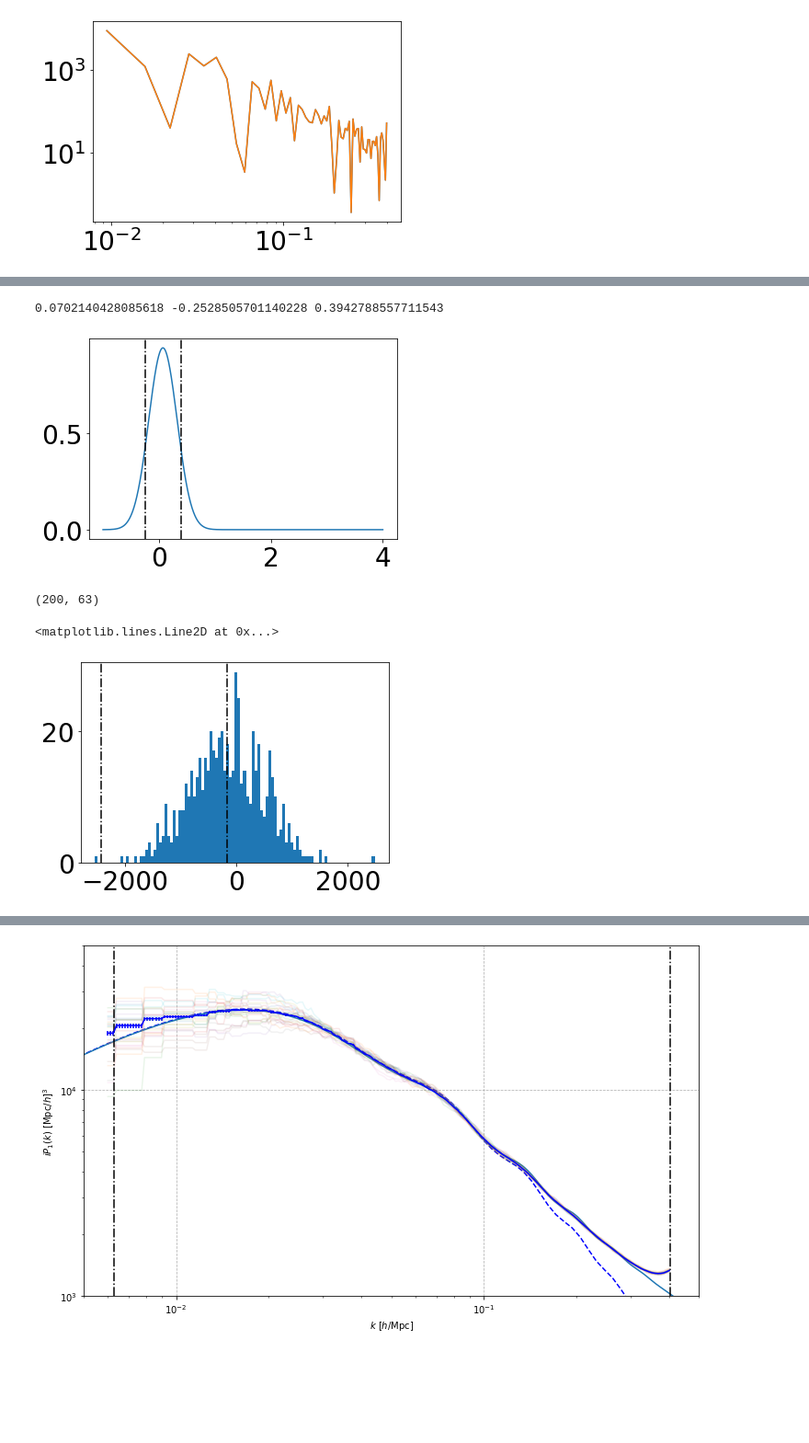
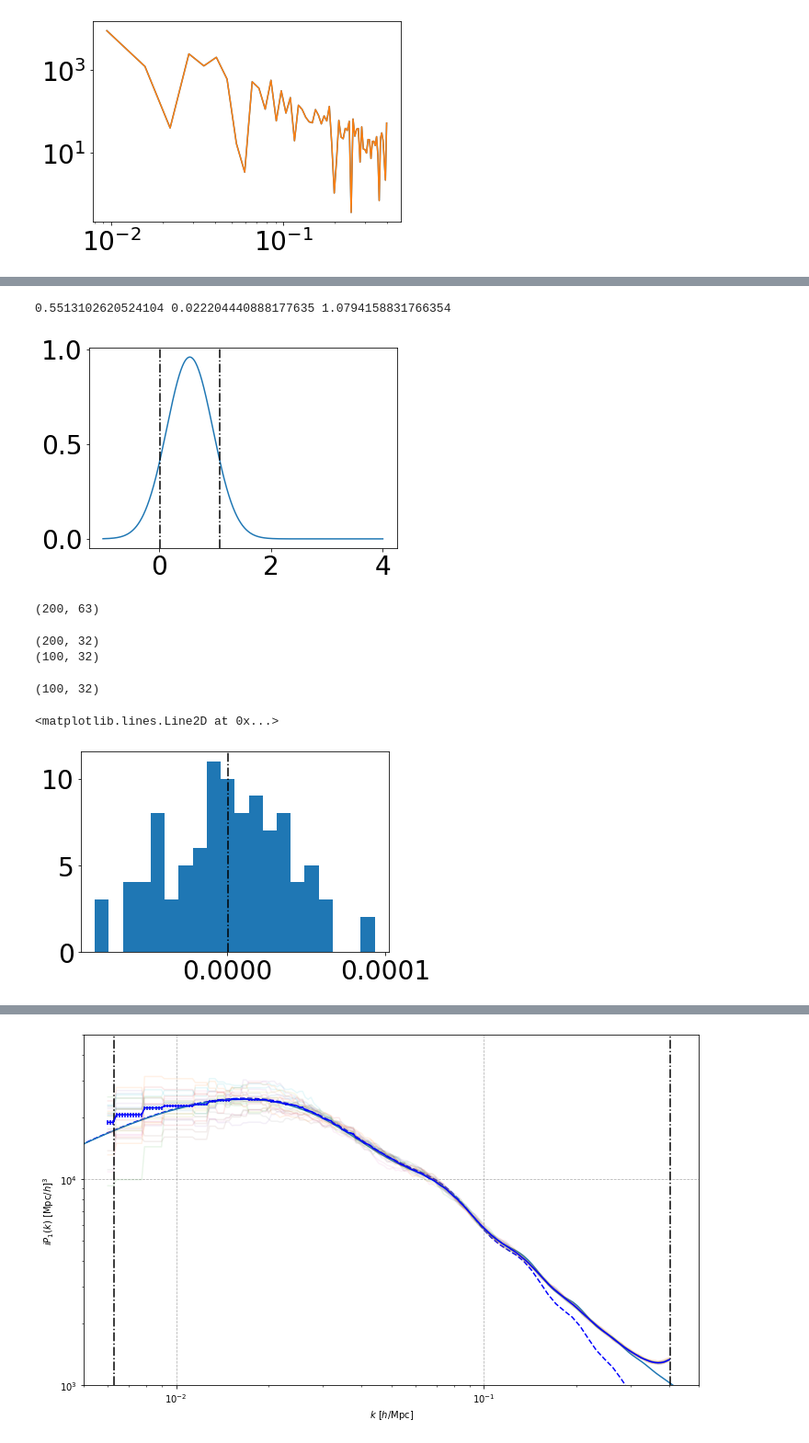
Before and after one commit to craddis1/PkBk, a Jupyter notebook: Notebooks/run_pk.ipynb, the cells around one changed output, grey strips where cells are left out. Shown: that part at 92% size. Drawn from its saved outputs; the diff is of its cells as text; code cells hidden in the pictures; blank space fills up the shorter version.

Commit message:
with concatenate

```diff
--- a/Notebooks/run_pk.ipynb
+++ b/Notebooks/run_pk.ipynb
@@ -50,7 +50,7 @@ CPU times: user 4 µs, sys: 1 µs, total: 5 µs
 Wall time: 5.96 µs
 # %%
 %%time
-s=1/2 #units of 2*k_f
+s=1 #units of 2*k_f
 k_est = np.arange(grid_info[5],grid_info[6],2*s*grid_info[5]) + s*grid_info[5] #create k bins centers - from k_f to k_ny with steps of s*k_f
 binning_info = cgi.pk_compute_bins(k_est,s,grid_info[3],grid_info[5])
 #In_bin,N_modes
@@ -89,7 +89,7 @@ plt.loglog(k_est,np.abs(Pk_ell1.pk))
 [figure]
 # %%
 #define empty dict to fill in...
-pk = {
+pk1 = {
     'Cen' : {},#redshift space in centre
     '-500' : {},#z_obs
     '0':{},
@@ -147,31 +153,33 @@ def pk_realisations(field,pk_dict,ls,ts,exorder,obs_pos,N_min,N_max):#add path s
 
 
             if key in pk_dict.keys(): # create array with extra zeros beyond which has already been computed
-                pk_temp = np.zeros((N_max,len(k_est)),dtype=np.complex64) #create empty arrays in dict to store bispectra
-                pk_temp[N_min:N_max] = arr_pk # set new results
-                previous = 1*pk_dict[key]
-                pk_temp[:len(previous)] = previous # add prior results back
-                pk_dict[key] = pk_temp # set new dict
+                pk_dict[key] = np.concatenate((pk_dict[key][:N_min],arr_pk))
                 if l % 2 == 0:#if even
-                    pk_temp = np.zeros((N_max,len(k_est)),dtype=np.complex64)
-                    pk_temp[N_min:N_max] = arr_mono # set new results
-                    previous = 1*pk_dict[key_mono]
-                    pk_temp[:len(previous)] = previous
-                    pk_dict[key_mono] = pk_temp
+                    pk_dict[key_mono] = np.concatenate((pk_dict[key_mono][:N_min],arr_mono))
             else:
                 pk_dict[key] = arr_pk
                 pk_dict[key_mono] = arr_mono
 
     return pk_dict
 
-ls= [1]#
+ls= [2]#
 ts = [0]#
 
-exorder = 1
+exorder = 0
 
-field = '0_other'#str(obs_pos[-1]) #'000'#'Cen'# 'real'#'PP'#
+obs_pos = (500,500,-1e+10)
+
+field = 'PP'#str(obs_pos[-1]) #'Cen'#'0_other'#'000'# 'real'#
 field_add = '_LOS='+field
 if field == 'real': #real has a different naming convention for no reason
     field_add = ''
 
-pk[field] = pk_realisations(field_add,pk[field],ls,ts,exorder,obs_pos,0,100)
+pk[field] = pk_realisations(field_add,pk[field],ls,ts,exorder,obs_pos,200,500)
+# %%
+ls= [2]
+#for doing all basic distanc ones in a loop
+obs_pos_list = [(500,500,400),(500,500,250),(500,500,100),(500,500,0),(500,500,-100),(500,500,-250),(500,500,-400),(500,500,-500),(500,500,-1000)]
+for i,obs_pos in enumerate(obs_pos_list):
+    field = str(obs_pos[-1]) #'0_other'#'000'#'Cen'# 'real'#'PP'#
+    field_add = '_LOS='+field
+    pk[field] = pk_realisations(field_add,pk[field],ls,ts,exorder,obs_pos,100,100)
@@ -234,12 +301,12 @@ print(likelihood_confidence(likelihood1,0.60))
 # %%
-#print(likelihood)
-likelihood = like_test
+key = '0'
+likelihood = get_likelihood(A_wa,0,pk_dipo_dfog_wa(k_est,sigma,560,0)[:9],-Pk_avg[key]['l=1,t=0'].imag[:9],Pk_std[key]['l=1,t=0'][:9])
 low,high = likelihood_confidence(likelihood,0.90)
 plt.plot(A_wa,likelihood)
 plt.axvline(x = A_wa[low], linestyle='-.', color = 'black')
 plt.axvline(x = A_wa[high], linestyle='-.', color = 'black')
 print(A_wa[np.argmax(likelihood)],A_wa[low],A_wa[high])
 # %% [output]
-0.0702140428085618 -0.2528505701140228 0.3942788557711543
+0.5513102620524104 0.022204440888177635 1.0794158831766354
-[figure, old version]
+[figure, new version]
 # %%
@@ -247,12 +314,27 @@ print(pk['-500']['l=1,t=0'].shape)
 # %% [output]
 (200, 63)
+# %%
+temp_arr = 1*pk['PP']['l=2,t=0']
+print(temp_arr.shape)
+pk1['PP']['l=2,t=0'] = temp_arr[0:100]#this the way to change without chopping og
+Pk_avg1,Pk_err1,Pk_std1 = avg_err(pk1)
+print(pk1['PP']['l=2,t=0'].shape)
+# %% [output]
+(200, 32)
+(100, 32)
+# %%
+print(pk1['PP']['l=2,t=0'].shape)
+# %% [output]
+(100, 32)
 # %%
-plt.hist(pk['-500']['l=1,t=0'][:,4].imag,bins=100)
-plt.axvline(x = -pk_dipo_dfog_wa(k_est,sigma,1010,0)[1], linestyle='-.', color = 'black')
-plt.axvline(x = Pk_avg['-500']['l=1,t=0'].imag[4], linestyle='-.', color = 'black')
+key = 'PP'
+k_ind = 7
+plt.hist(pk[key]['l=1,t=0'][:,k_ind].imag,bins=20)
+#plt.axvline(x = -pk_dipo_dfog_wa(k_est,sigma,1000,0)[1], linestyle='-.', color = 'black')
+plt.axvline(x = Pk_avg[key]['l=1,t=0'].imag[k_ind], linestyle='-.', color = 'black')
 # %% [output]
 <matplotlib.lines.Line2D at 0x...>
-[figure, old version]
+[figure, new version]
 # %%
 #monopole!!!
 plt.figure(figsize=(14,10))
```
Also changed, not shown: parts of 25 cells of this notebook, 1 other file.
